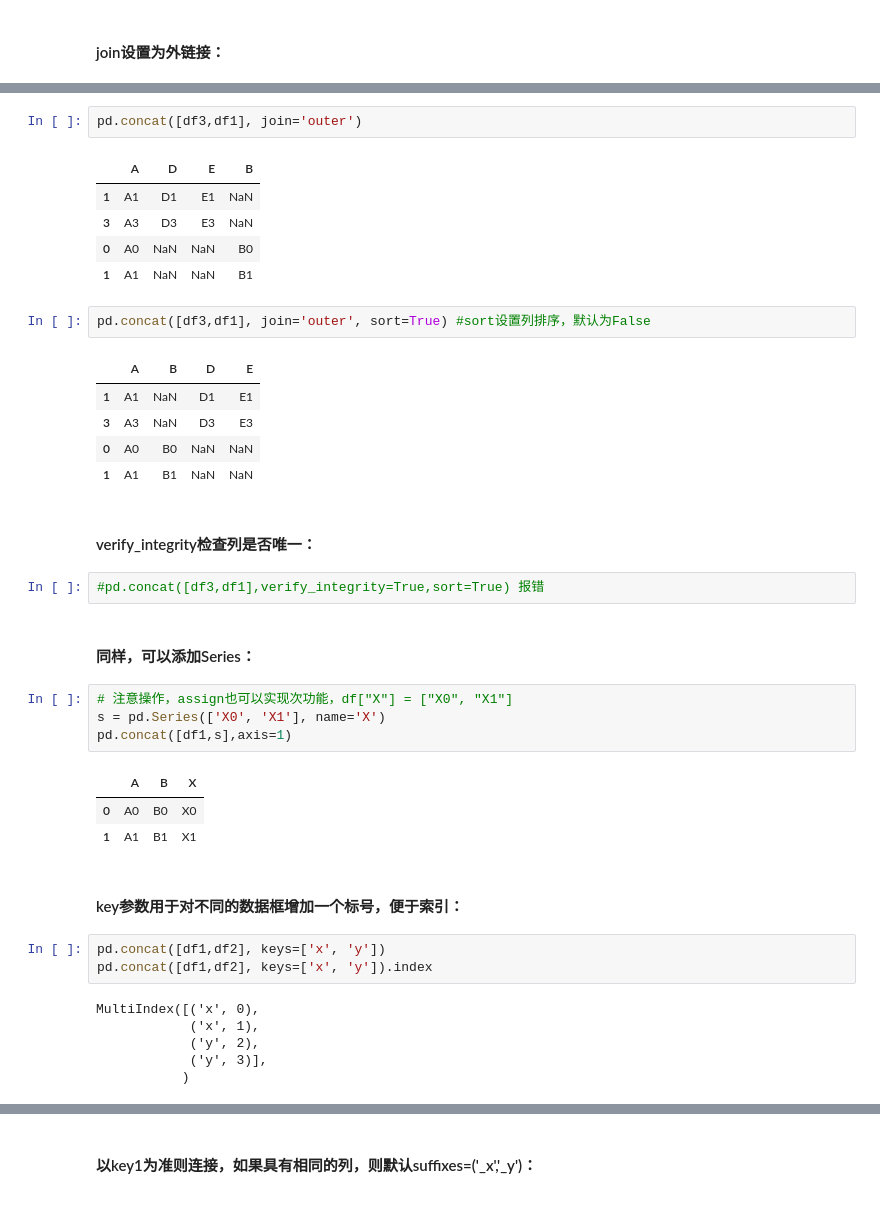
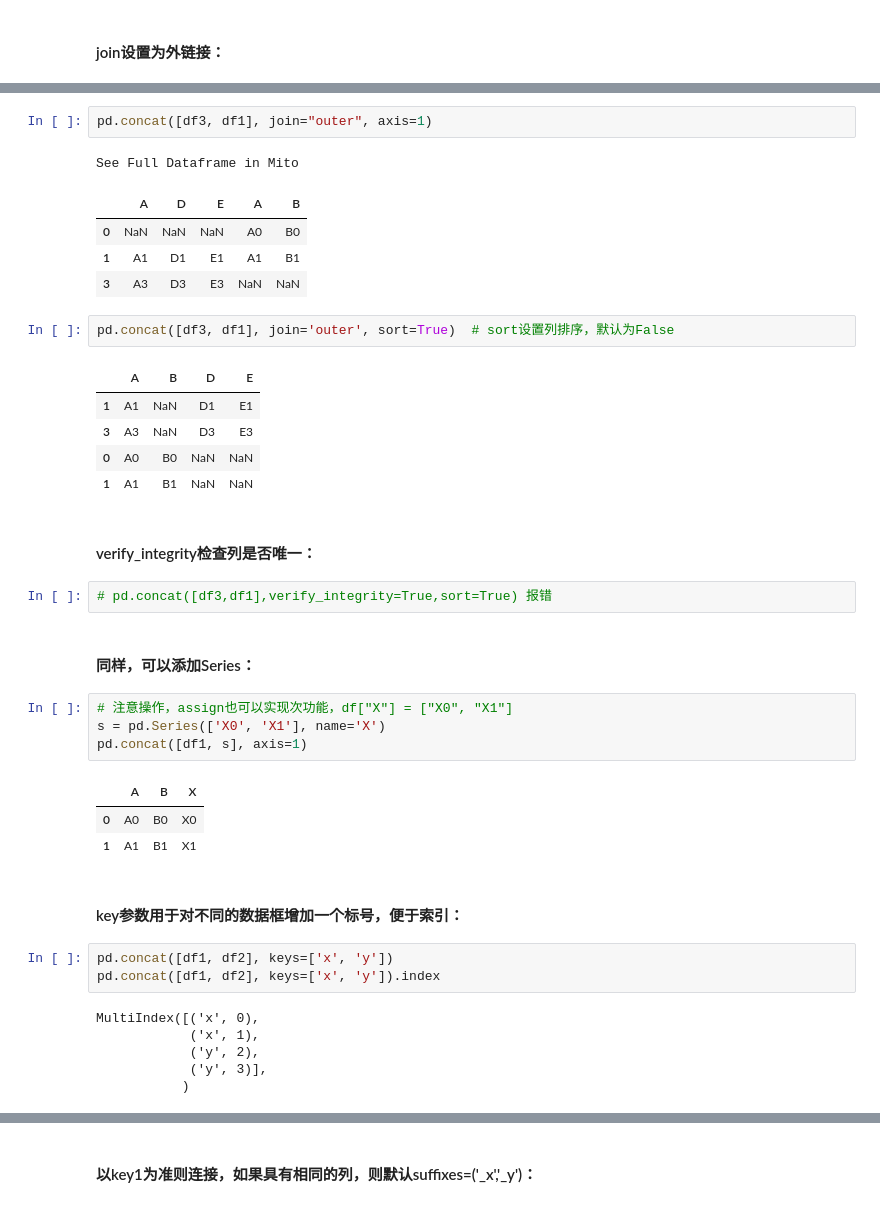
Before and after one commit to Gavince/Python, a Jupyter notebook: 数据分析/Pandas/joyful-pandas/第5章 合并.ipynb, the cells around one changed output, grey strips where cells are left out. Saved outputs shown, nothing was run; the diff lists cells and outputs as text.

```diff
--- a/数据分析/Pandas/joyful-pandas/第5章 合并.ipynb
+++ b/数据分析/Pandas/joyful-pandas/第5章 合并.ipynb
@@ -435,13 +518,13 @@ pd.concat([df1, df2], join="inner", axis=1)
 # %%
-pd.concat([df3,df1], join='outer')
+pd.concat([df3, df1], join="outer", axis=1)
 # %% [output]
+See Full Dataframe in Mito
-|  | A | D | E | B |
-| 1 | A1 | D1 | E1 | NaN |
-| 3 | A3 | D3 | E3 | NaN |
-| 0 | A0 | NaN | NaN | B0 |
-| 1 | A1 | NaN | NaN | B1 |
+|  | A | D | E | A | B |
+| 0 | NaN | NaN | NaN | A0 | B0 |
+| 1 | A1 | D1 | E1 | A1 | B1 |
+| 3 | A3 | D3 | E3 | NaN | NaN |
 # %%
-pd.concat([df3,df1], join='outer', sort=True) #sort设置列排序，默认为False
+pd.concat([df3, df1], join='outer', sort=True)  # sort设置列排序，默认为False
 # %% [output]
 |  | A | B | D | E |
 | 1 | A1 | NaN | D1 | E1 |
@@ -451,13 +534,13 @@ pd.concat([df3,df1], join='outer', sort=True) #sort设置列排序，默认为Fa
 # %% [markdown]
 #### verify_integrity检查列是否唯一：
 # %%
-#pd.concat([df3,df1],verify_integrity=True,sort=True) 报错
+# pd.concat([df3,df1],verify_integrity=True,sort=True) 报错
 # %% [markdown]
 #### 同样，可以添加Series：
 # %%
 # 注意操作，assign也可以实现次功能，df["X"] = ["X0", "X1"]
 s = pd.Series(['X0', 'X1'], name='X')
-pd.concat([df1,s],axis=1)
+pd.concat([df1, s], axis=1)
 # %% [output]
 |  | A | B | X |
 | 0 | A0 | B0 | X0 |
@@ -465,8 +548,8 @@ pd.concat([df1,s],axis=1)
 # %% [markdown]
 #### key参数用于对不同的数据框增加一个标号，便于索引：
 # %%
-pd.concat([df1,df2], keys=['x', 'y'])
-pd.concat([df1,df2], keys=['x', 'y']).index
+pd.concat([df1, df2], keys=['x', 'y'])
+pd.concat([df1, df2], keys=['x', 'y']).index
 # %% [output]
 MultiIndex([('x', 0),
             ('x', 1),
```
Also changed, not shown: parts of 61 cells of this notebook, 6 other files.
